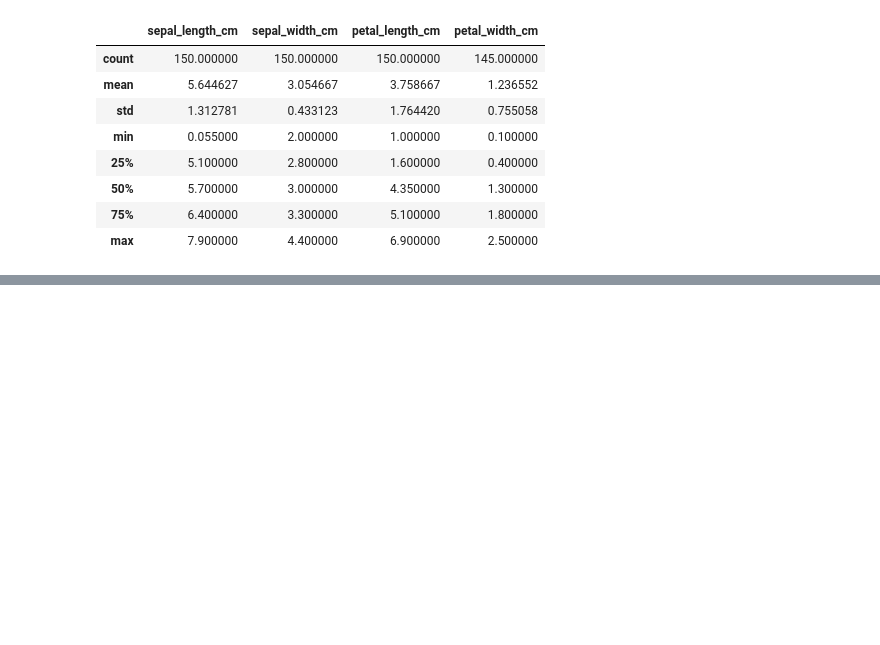
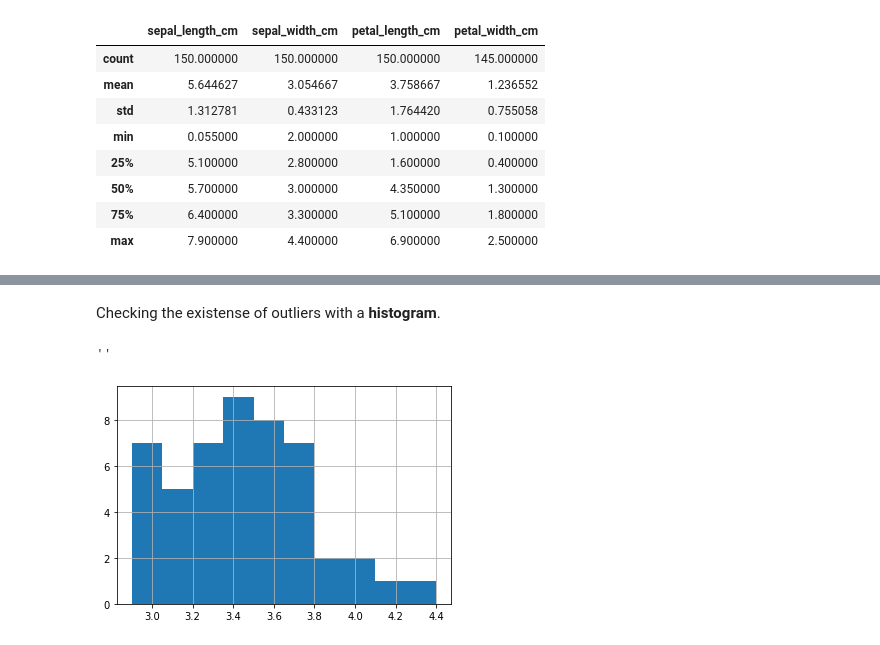
Before and after one commit to diogosmac/covid-forecast-feup-iart, a Jupyter notebook: TP08/test.ipynb, the cells around one changed output, grey strips where cells are left out. Drawn from its saved outputs; the diff is of its cells as text; code cells hidden in the pictures; blank space fills up the shorter version.

```diff
--- a/TP08/test.ipynb
+++ b/TP08/test.ipynb
@@ -28,0 +68,2 @@ iris_data.describe()
+# %%
+iris_data.loc[iris_data['class'] == 'Iris-setossa', 'class'] = 'Iris-setosa'
@@ -28,0 +72,2 @@ iris_data.describe()
+# %%
+iris_data.loc[iris_data['class'] == 'versicolor', 'class'] = 'Iris-versicolor'
@@ -28,0 +86,11 @@ iris_data.describe()
+# %%
+# we want entries that are not Iris-setosa OR have a sepal width greater than 2.5cm
+iris_data = iris_data.loc[(iris_data['class'] != 'Iris-setosa') | (iris_data['sepal_width_cm'] >= 2.5)]
+# %% [markdown]
+Checking the existense of outliers with a **histogram**.
+# %%
+iris_data.loc[iris_data['class'] == 'Iris-setosa', 'sepal_width_cm'].hist()
+;
+# %% [output]
+''
+[figure, added]
```
Also changed, not shown: parts of 29 cells of this notebook.
